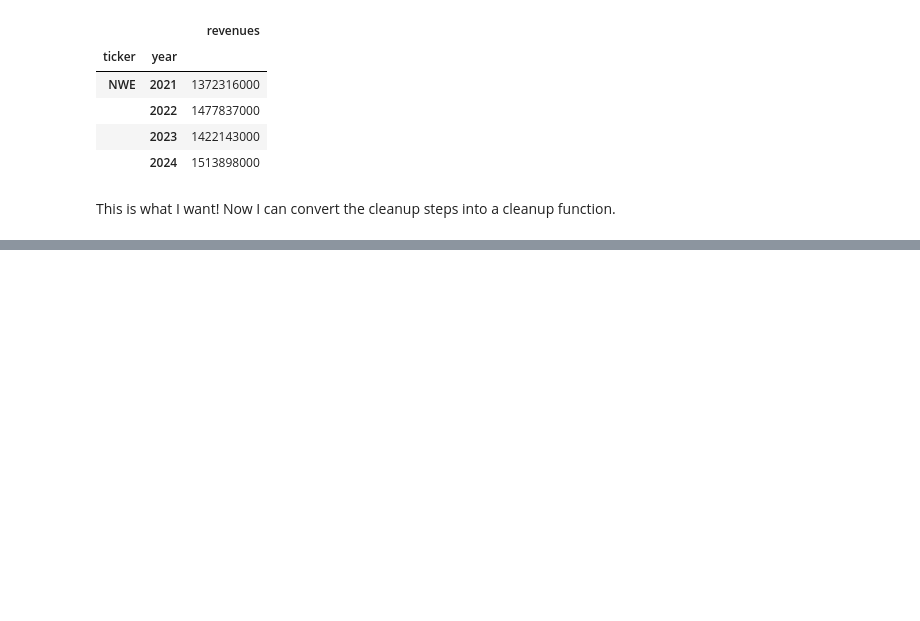
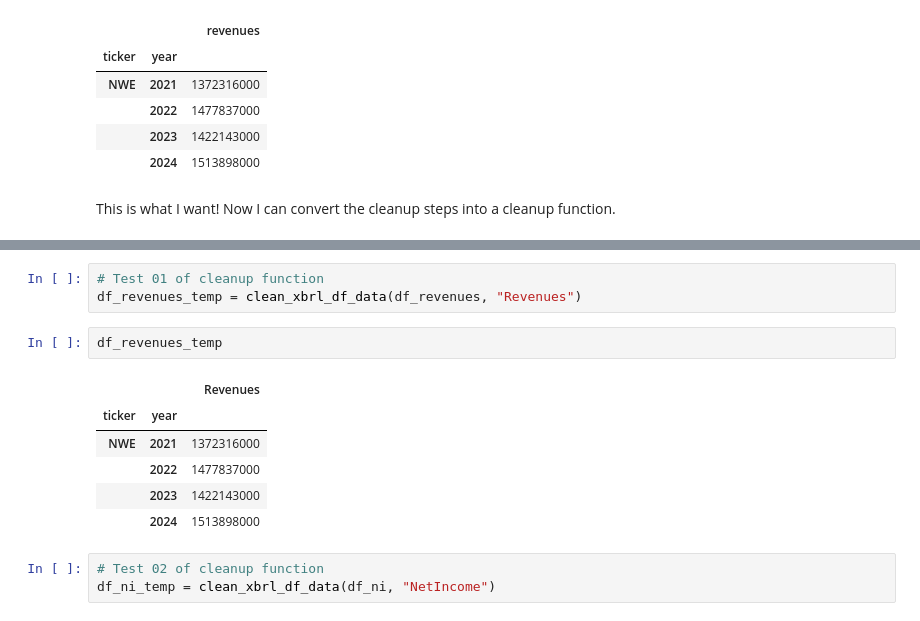
Before and after one commit to DougRoehm/sec-edgar-data, a Jupyter notebook: sec-data-nwe.ipynb, the cells around one changed output, grey strips where cells are left out. Drawn from its saved outputs; the diff is of its cells as text; blank space fills up the shorter version.

```diff
--- a/sec-data-nwe.ipynb
+++ b/sec-data-nwe.ipynb
@@ -453,0 +505,15 @@ This is what I want! Now I can convert the cleanup steps into a cleanup function
+# %%
+# Test 01 of cleanup function
+df_revenues_temp = clean_xbrl_df_data(df_revenues, "Revenues")
+# %%
+df_revenues_temp
+# %% [output]
+|  |  | Revenues |
+| ticker | year |  |
+| NWE | 2021 | 1372316000 |
+|  | 2022 | 1477837000 |
+|  | 2023 | 1422143000 |
+|  | 2024 | 1513898000 |
+# %%
+# Test 02 of cleanup function
+df_ni_temp = clean_xbrl_df_data(df_ni, "NetIncome")
```
Also changed, not shown: parts of 14 cells of this notebook.
